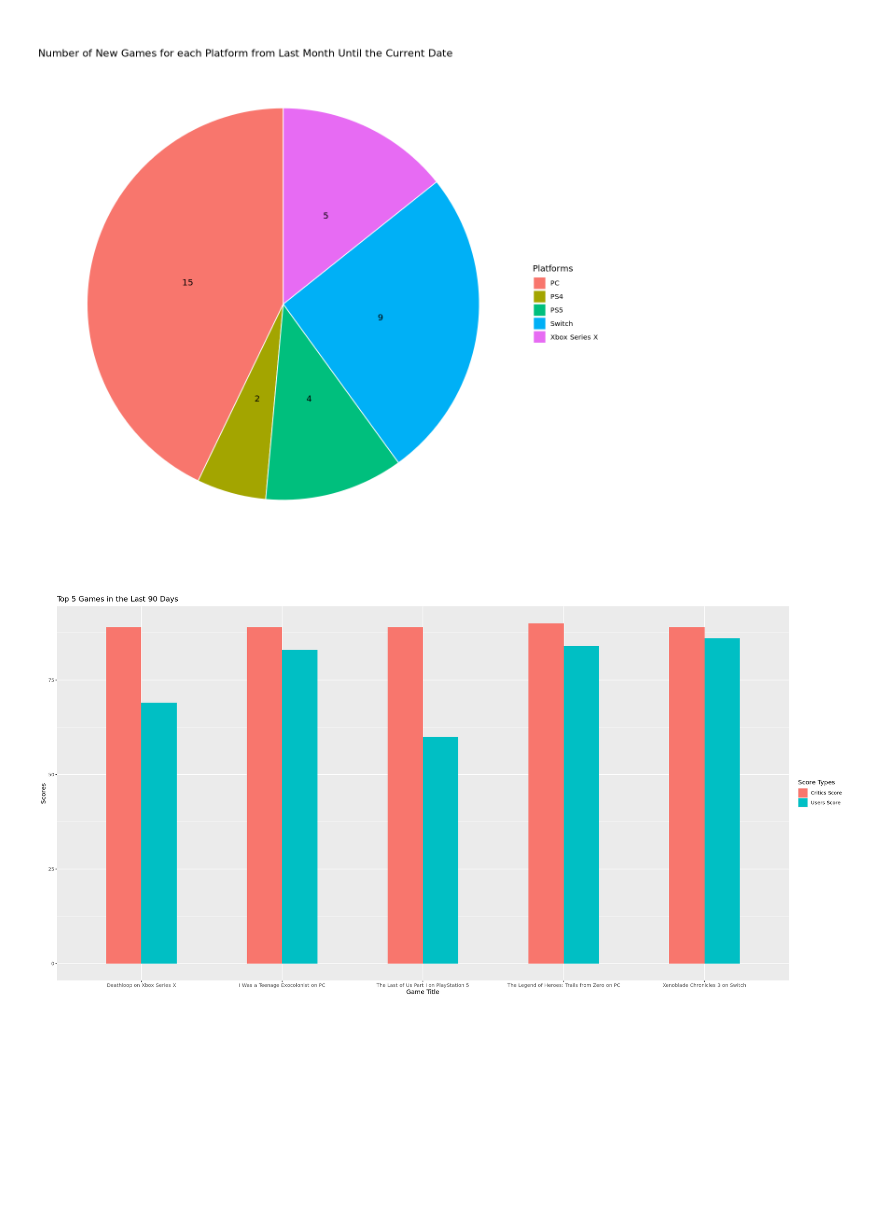
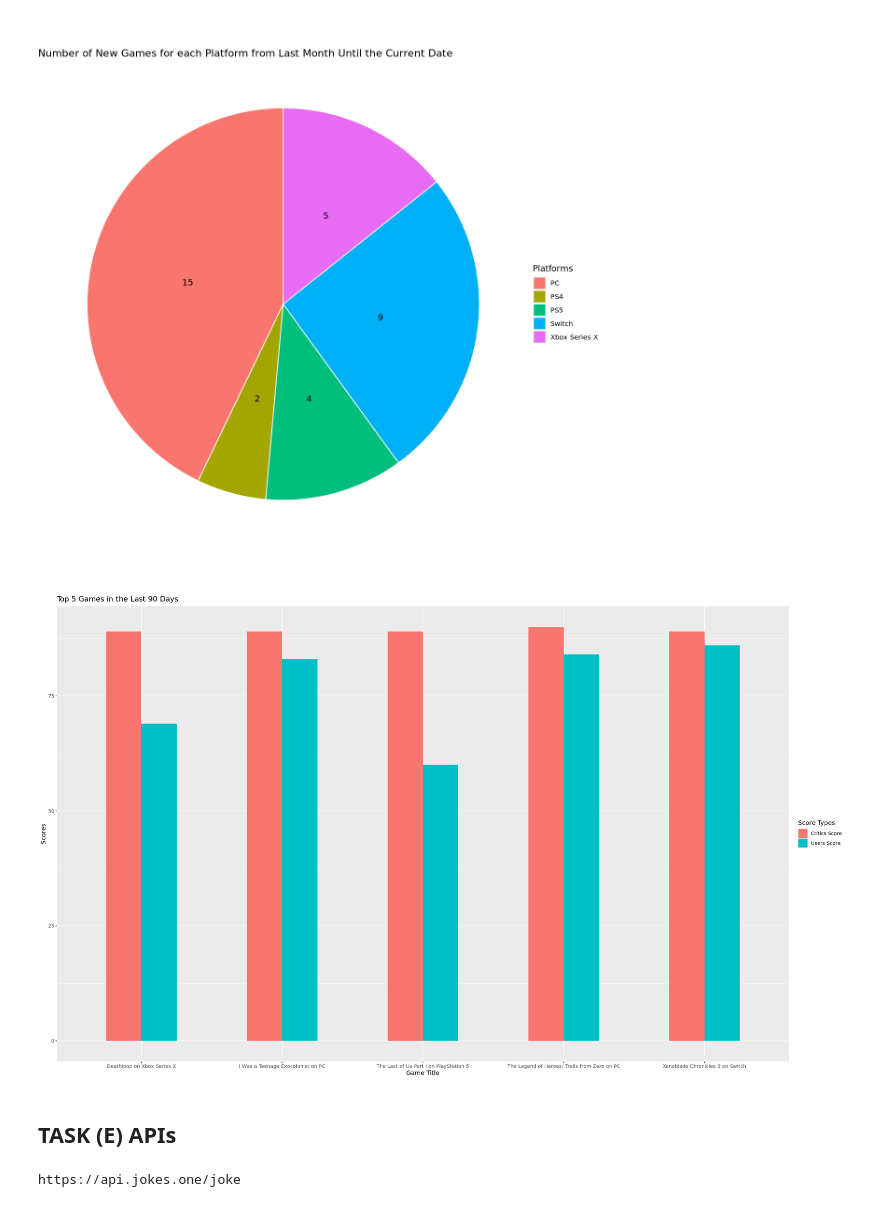
Before and after one commit to beuri97/data201_assignment2, a Jupyter notebook: DATA201_Assignment2_R.ipynb, the cells around one changed output. Cells and saved outputs as stored; diff of their text form; code cells hidden in the pictures; blank space fills up the shorter version.

```diff
--- a/DATA201_Assignment2_R.ipynb
+++ b/DATA201_Assignment2_R.ipynb
@@ -486,16 +496,18 @@ new_games %>%
 # %% [output]
 [figure]
 # %%
-options(repr.plot.width = 20, repr.plot.height = 10)
+options(repr.plot.width = 20, repr.plot.height = 12)
 new_games %>%
   mutate(user_score = user_score * 10) %>%
   top_n(5, meta_score) %>%
   gather(key=score_type,
          value = score, c(meta_score, user_score)) %>%
   ggplot(aes(x = paste(title, platform_name, sep = " on "), y= score, fill = score_type)) +
   geom_bar(stat="identity", width=.5, position = "dodge") +
   ylab("Scores") + xlab("Game Title") +
   ggtitle("Top 5 Games in the Last 90 Days") +
   scale_fill_discrete(name = "Score Types", labels = c("Critics Score", "Users Score"))
 # %% [output]
-[figure, old version]
+[figure, new version]
+# %% [markdown]
+<h2>TASK (E) APIs</h2>
@@ -501,0 +519,6 @@ new_games %>%
+# %%
+# Creates a whole URL containing the endpoint which leads to joke of the day service.
+joke_of_the_day_url <- glue(jokes_url)
+joke_of_the_day_url
+# %% [output]
+https://api.jokes.one/joke
```
Also changed, not shown: parts of 8 cells of this notebook.
